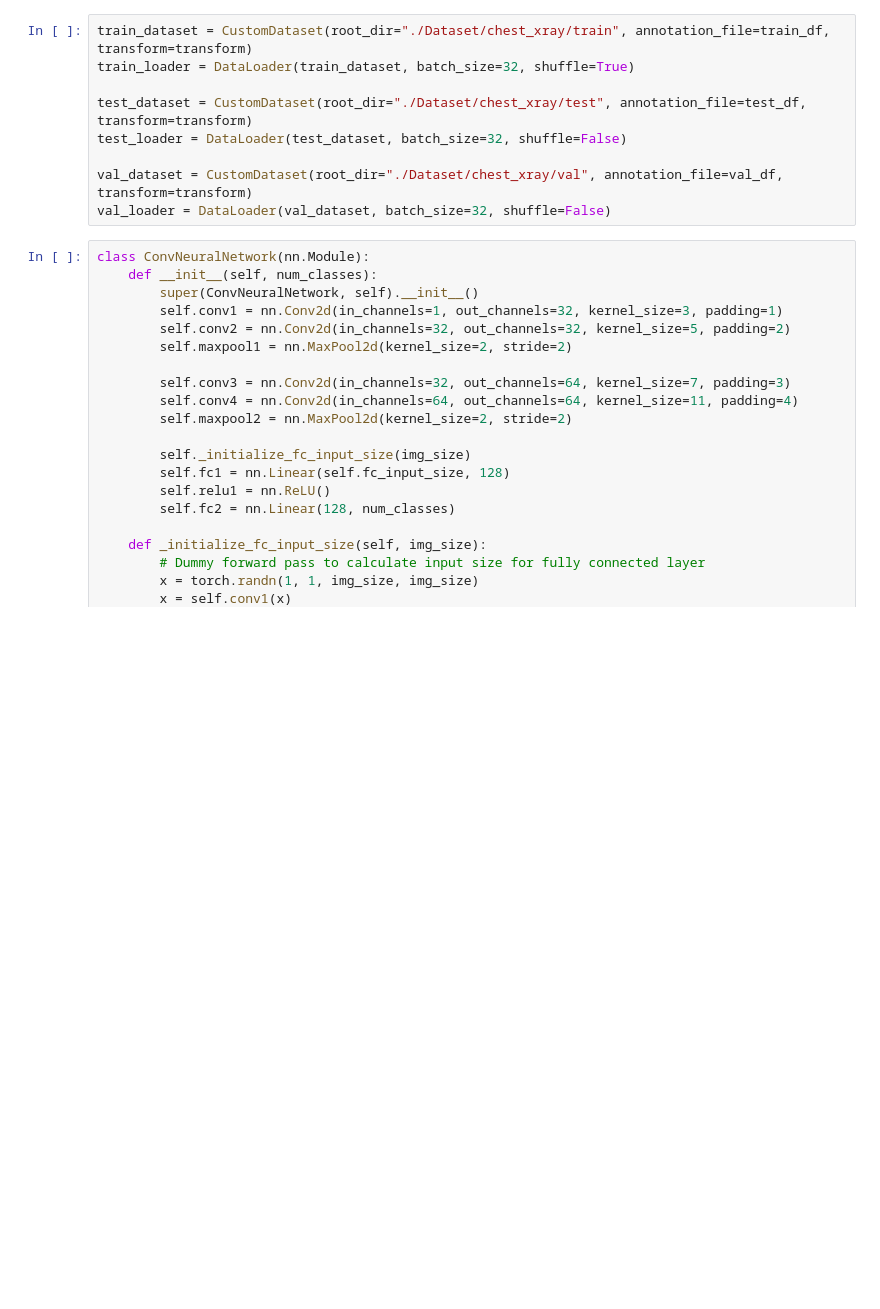
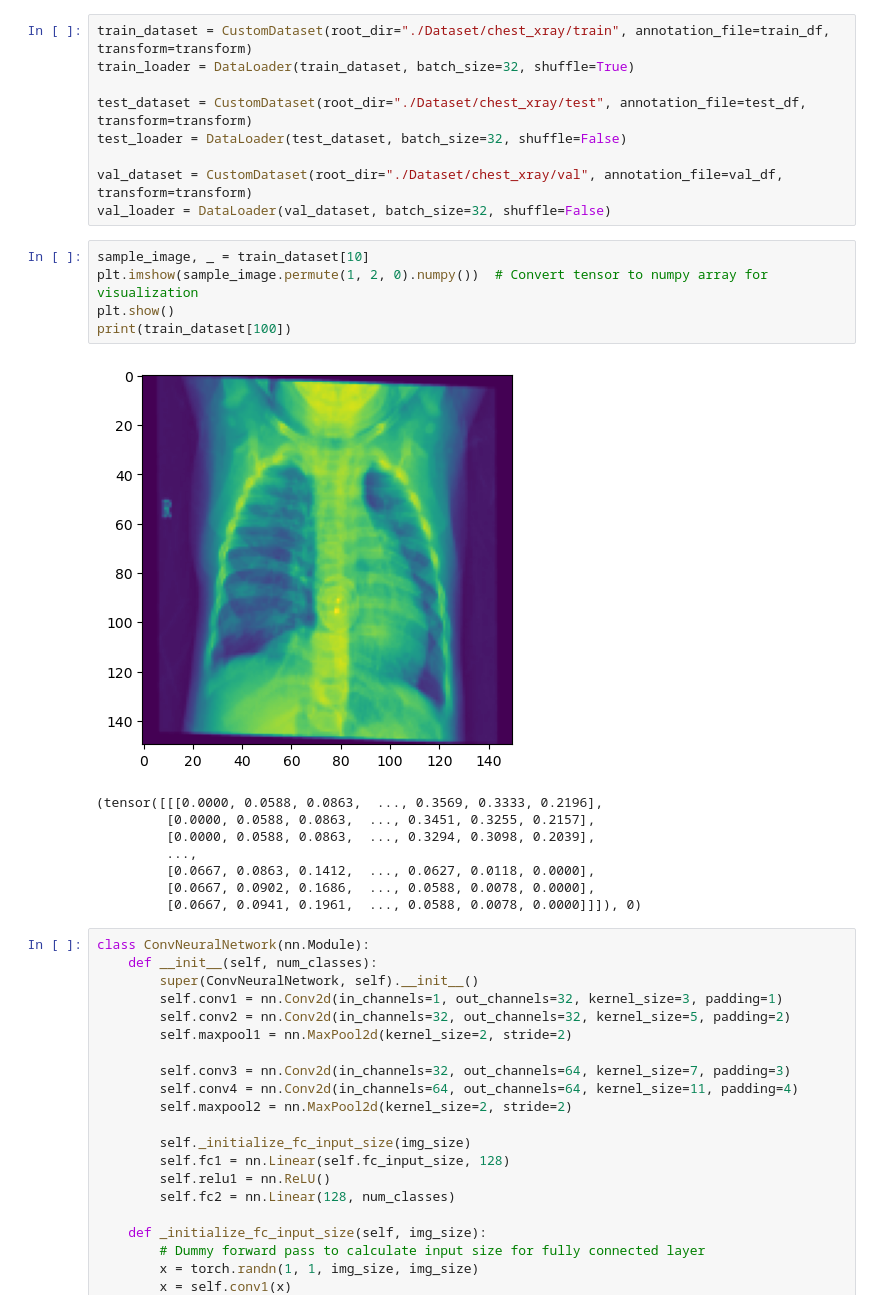
Before and after one commit to GOWTHAM-97-GRADE/Detecting-Pneumonia-from-Chest-X-Rays-Using-a-CNN-in-PyTorch, a Jupyter notebook: Detecting_model_pneumonia.ipynb, the cells around one changed output. Drawn from its saved outputs; the diff is of its cells as text; blank space fills up the shorter version.

```diff
--- a/Detecting_model_pneumonia.ipynb
+++ b/Detecting_model_pneumonia.ipynb
@@ -77,6 +75,20 @@ test_loader = DataLoader(test_dataset, batch_size=32, shuffle=False)
 
 val_dataset = CustomDataset(root_dir="./Dataset/chest_xray/val", annotation_file=val_df, transform=transform)
 val_loader = DataLoader(val_dataset, batch_size=32, shuffle=False)
+# %%
+sample_image, _ = train_dataset[10]
+plt.imshow(sample_image.permute(1, 2, 0).numpy())  # Convert tensor to numpy array for visualization
+plt.show()
+print(train_dataset[100])
+# %% [output]
+[figure, added]
+(tensor([[[0.0000, 0.0588, 0.0863,  ..., 0.3569, 0.3333, 0.2196],
+         [0.0000, 0.0588, 0.0863,  ..., 0.3451, 0.3255, 0.2157],
+         [0.0000, 0.0588, 0.0863,  ..., 0.3294, 0.3098, 0.2039],
+         ...,
+         [0.0667, 0.0863, 0.1412,  ..., 0.0627, 0.0118, 0.0000],
+         [0.0667, 0.0902, 0.1686,  ..., 0.0588, 0.0078, 0.0000],
+         [0.0667, 0.0941, 0.1961,  ..., 0.0588, 0.0078, 0.0000]]]), 0)
 # %%
 class ConvNeuralNetwork(nn.Module):
     def __init__(self, num_classes):
```
Also changed, not shown: parts of 20 cells of this notebook.
